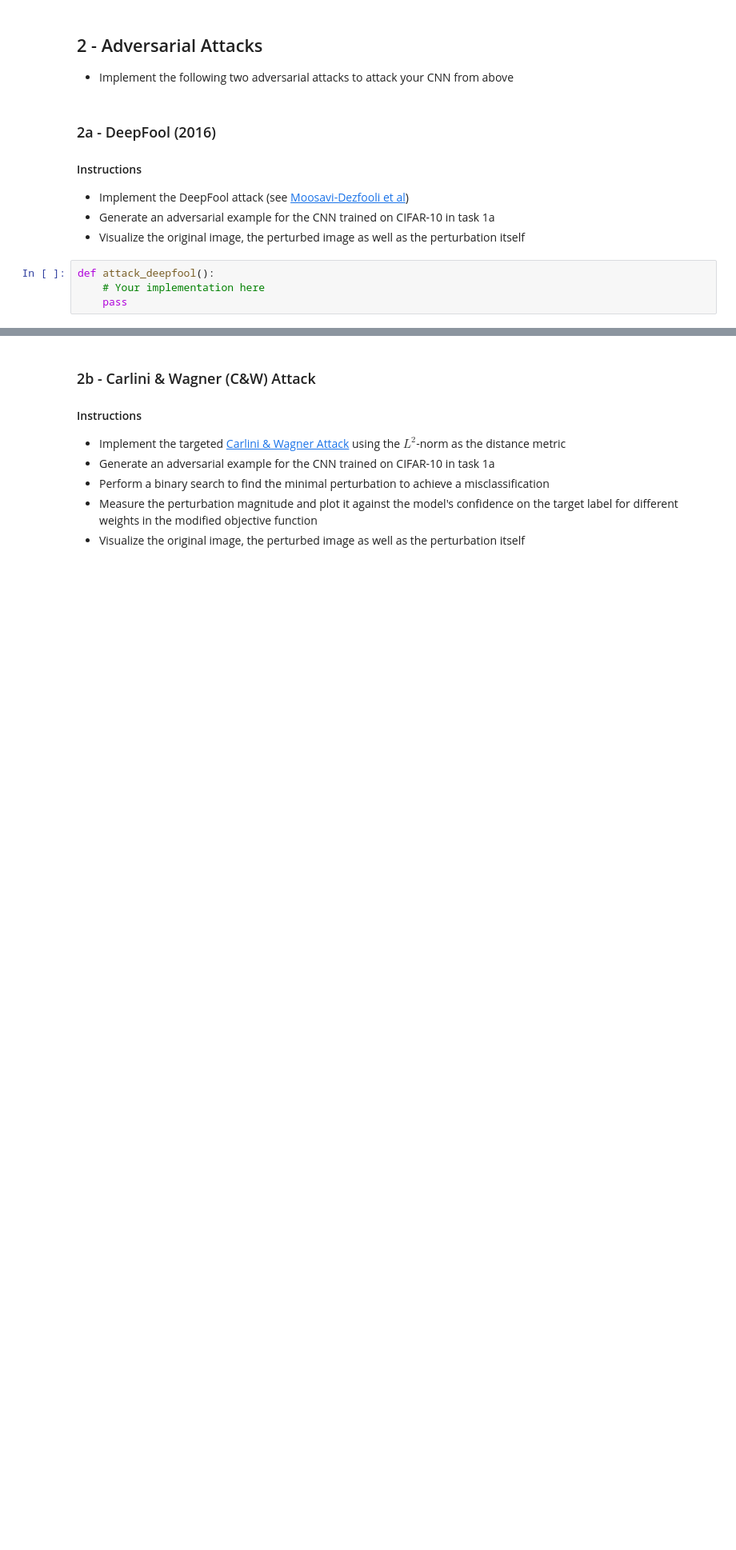
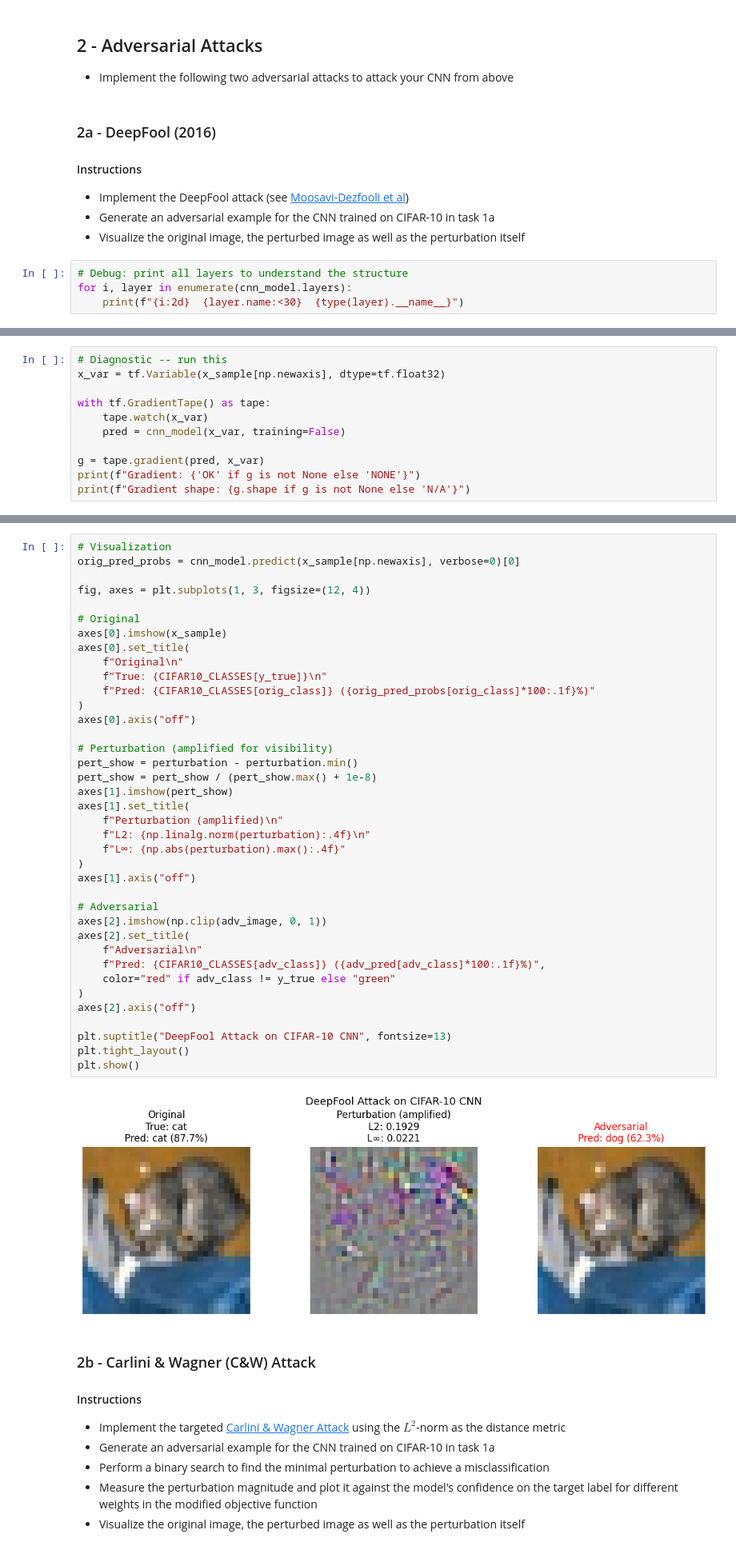
Before and after one commit to avikdas191/ai-cybersecurity-IV, a Jupyter notebook: week_04/004_adversarial_part-2.ipynb, the cells around one changed output, grey strips where cells are left out. Shown at 80% size. Drawn from its saved outputs; the diff is of its cells as text; blank space fills up the shorter version.

```diff
--- a/week_04/004_adversarial_part-2.ipynb
+++ b/week_04/004_adversarial_part-2.ipynb
@@ -52,7 +216,7 @@ import matplotlib.pyplot as plt
 - Implement the DeepFool attack (see [Moosavi-Dezfooli et al](https://arxiv.org/abs/1511.04599))
 - Generate an adversarial example for the CNN trained on CIFAR-10 in task 1a
 - Visualize the original image, the perturbed image as well as the perturbation itself
-# %%
-def attack_deepfool():
-    # Your implementation here
-    pass
+# %%
+# Debug: print all layers to understand the structure
+for i, layer in enumerate(cnn_model.layers):
+    print(f"{i:2d}  {layer.name:<30}  {type(layer).__name__}")
@@ -58,0 +240,11 @@ def attack_deepfool():
+# %%
+# Diagnostic -- run this
+x_var = tf.Variable(x_sample[np.newaxis], dtype=tf.float32)
+
+with tf.GradientTape() as tape:
+    tape.watch(x_var)
+    pred = cnn_model(x_var, training=False)
+
+g = tape.gradient(pred, x_var)
+print(f"Gradient: {'OK' if g is not None else 'NONE'}")
+print(f"Gradient shape: {g.shape if g is not None else 'N/A'}")
@@ -59,3 +353,43 @@ def attack_deepfool():
+# %%
+# Visualization
+orig_pred_probs = cnn_model.predict(x_sample[np.newaxis], verbose=0)[0]
+
+fig, axes = plt.subplots(1, 3, figsize=(12, 4))
+
+# Original
+axes[0].imshow(x_sample)
+axes[0].set_title(
+    f"Original\n"
+    f"True: {CIFAR10_CLASSES[y_true]}\n"
+    f"Pred: {CIFAR10_CLASSES[orig_class]} ({orig_pred_probs[orig_class]*100:.1f}%)"
+)
+axes[0].axis("off")
+
+# Perturbation (amplified for visibility)
+pert_show = perturbation - perturbation.min()
+pert_show = pert_show / (pert_show.max() + 1e-8)
+axes[1].imshow(pert_show)
+axes[1].set_title(
+    f"Perturbation (amplified)\n"
+    f"L2: {np.linalg.norm(perturbation):.4f}\n"
+    f"L∞: {np.abs(perturbation).max():.4f}"
+)
+axes[1].axis("off")
+
+# Adversarial
+axes[2].imshow(np.clip(adv_image, 0, 1))
+axes[2].set_title(
+    f"Adversarial\n"
+    f"Pred: {CIFAR10_CLASSES[adv_class]} ({adv_pred[adv_class]*100:.1f}%)",
+    color="red" if adv_class != y_true else "green"
+)
+axes[2].axis("off")
+
+plt.suptitle("DeepFool Attack on CIFAR-10 CNN", fontsize=13)
+plt.tight_layout()
+plt.show()
+# %% [output]
+[figure, added]
 # %% [markdown]
 ### 2b - Carlini & Wagner (C&W) Attack
 
```
Also changed, not shown: parts of 21 cells of this notebook, 2 other files.
